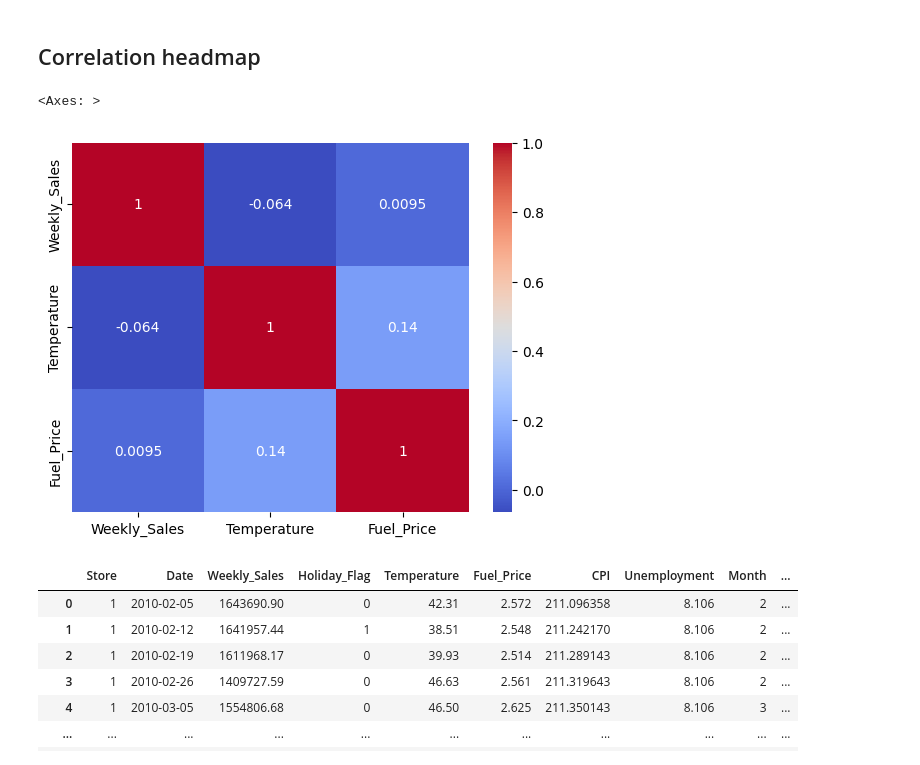
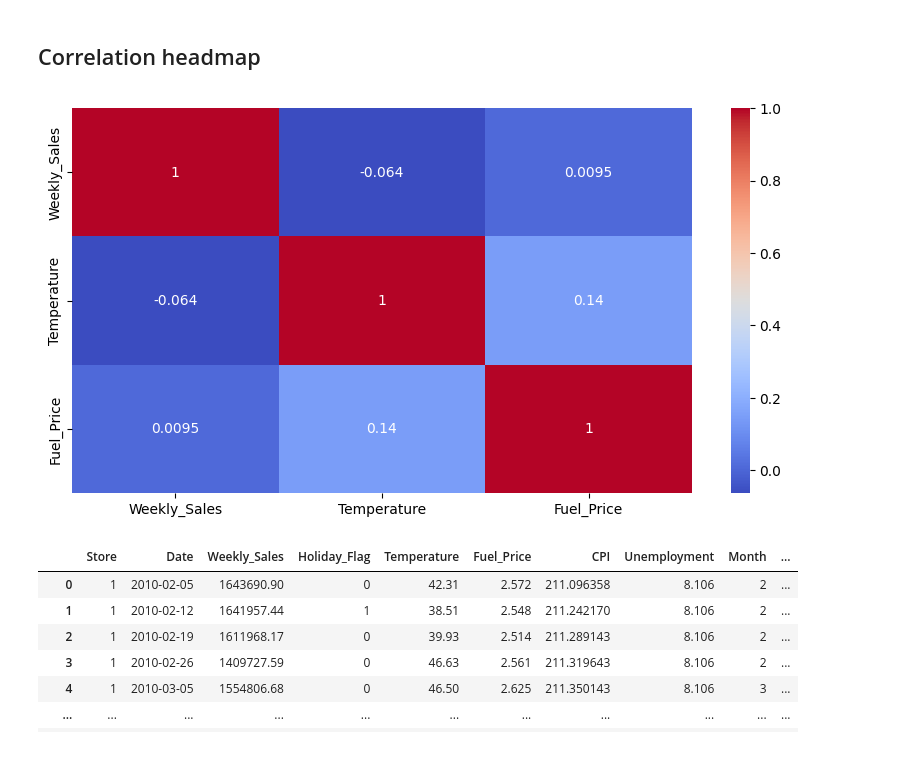
Before and after one commit to Codewithpwn/walmart-sales-analysis-python, a Jupyter notebook: Walmart_sales_analysis/Walmart_sales_Analysis.ipynb, the cells around one changed output. Saved outputs shown, nothing was run; the diff lists cells and outputs as text; code cells hidden in the pictures.

Commit message:
Updated project structure and visualizations

```diff
--- a/Walmart_sales_analysis/walmart_analysis.ipynb
+++ b/Walmart_sales_analysis/Walmart_sales_Analysis.ipynb
@@ -253,10 +253,11 @@ plt.savefig("images/Unemployement.png")
 # %%
 corelation=df[["Weekly_Sales", "Temperature","Fuel_Price"]].corr()
 corelation
+plt.figure(figsize=(10,5))
 sns.heatmap(corelation, annot=True, cmap="coolwarm")
+plt.savefig("images/corelation.png")
 # %% [output]
-<Axes: >
-[figure, old version]
+[figure, new version]
 # %%
 df
 # %% [output]
```
Also changed, not shown: parts of 4 cells of this notebook, 5 other files.
